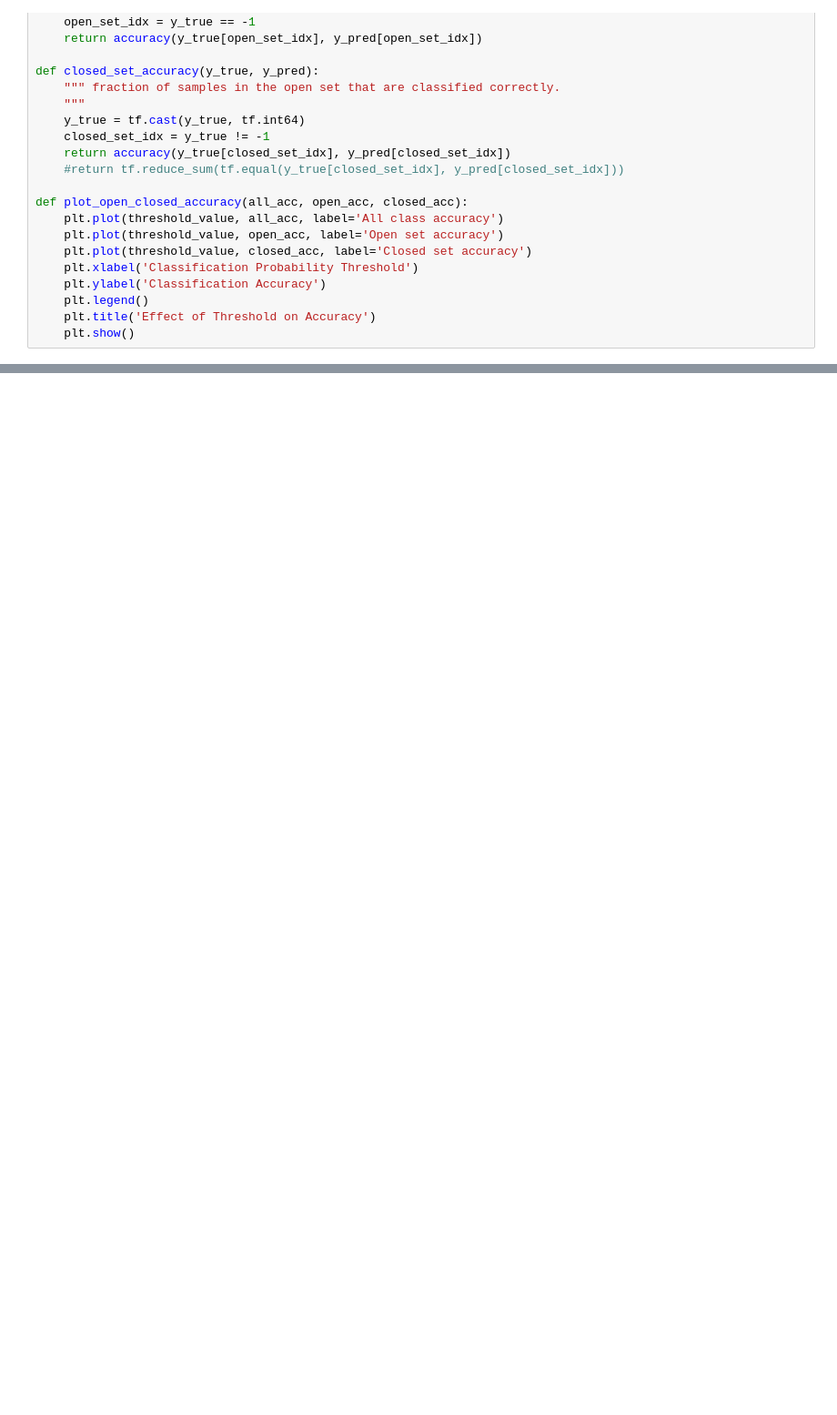
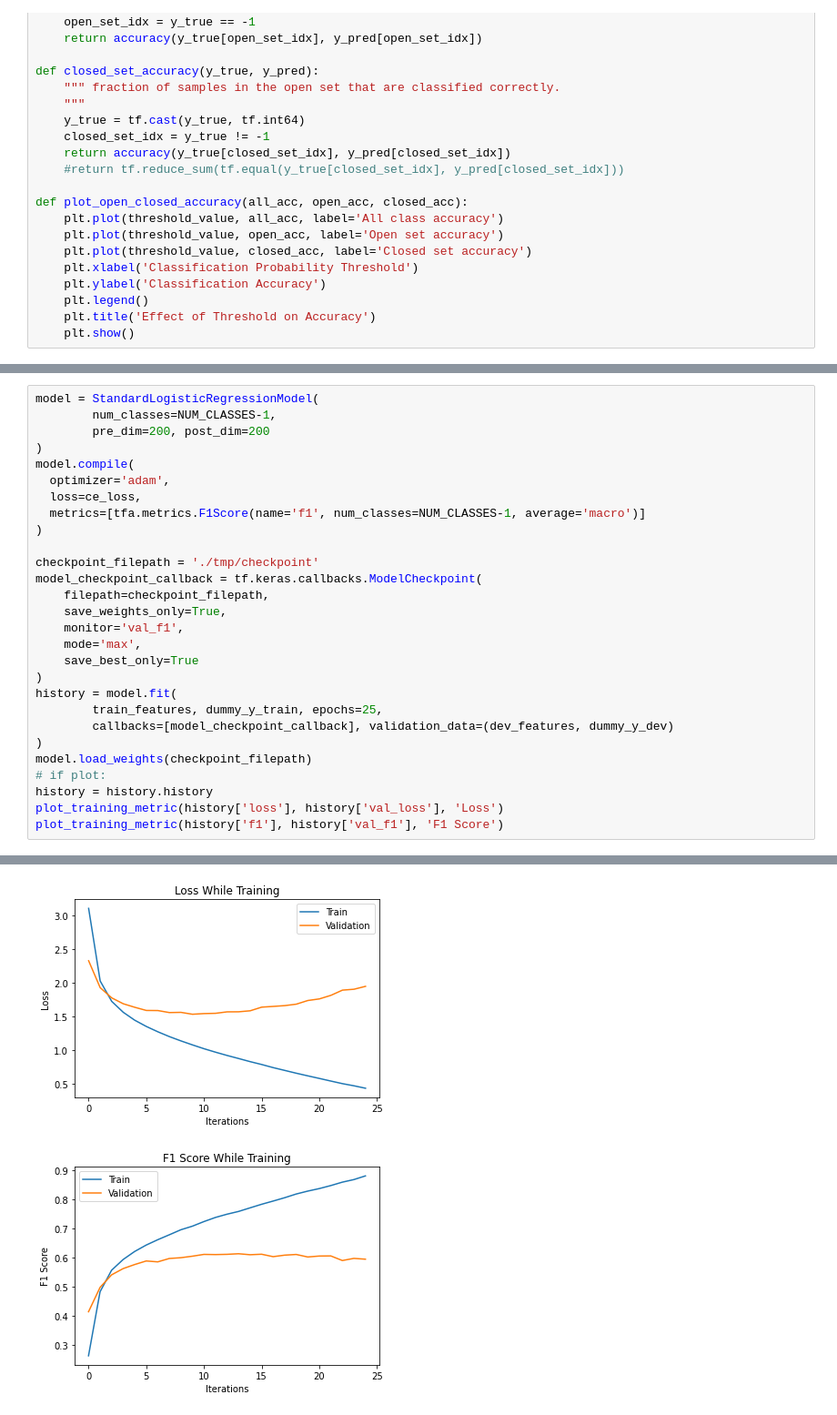
Before and after one commit to anhardy/CSE-576-Group-Project, a Jupyter notebook: Placeholder_Text.ipynb, the cells around one changed output, grey strips where cells are left out. Shown at 91% size. Drawn from its saved outputs; the diff is of its cells as text; blank space fills up the shorter version.

```diff
--- a/Placeholder_Text.ipynb
+++ b/Placeholder_Text.ipynb
@@ -511,0 +750,29 @@ AttributeError: ignored
+# %%
+model = StandardLogisticRegressionModel(
+        num_classes=NUM_CLASSES-1,
+        pre_dim=200, post_dim=200
+)
+model.compile(
+  optimizer='adam',
+  loss=ce_loss,
+  metrics=[tfa.metrics.F1Score(name='f1', num_classes=NUM_CLASSES-1, average='macro')]
+)
+
+checkpoint_filepath = './tmp/checkpoint'
+model_checkpoint_callback = tf.keras.callbacks.ModelCheckpoint(
+    filepath=checkpoint_filepath,
+    save_weights_only=True,
+    monitor='val_f1',
+    mode='max',
+    save_best_only=True
+)
+history = model.fit(
+        train_features, dummy_y_train, epochs=25,
+        callbacks=[model_checkpoint_callback], validation_data=(dev_features, dummy_y_dev)
+)
+model.load_weights(checkpoint_filepath)
+# if plot:
+history = history.history
+plot_training_metric(history['loss'], history['val_loss'], 'Loss')
+plot_training_metric(history['f1'], history['val_f1'], 'F1 Score')
+# %% [output]
@@ -511,0 +796,2 @@ AttributeError: ignored
+[figure, added]
+[figure, added]
```
Also changed, not shown: parts of 28 cells of this notebook.
